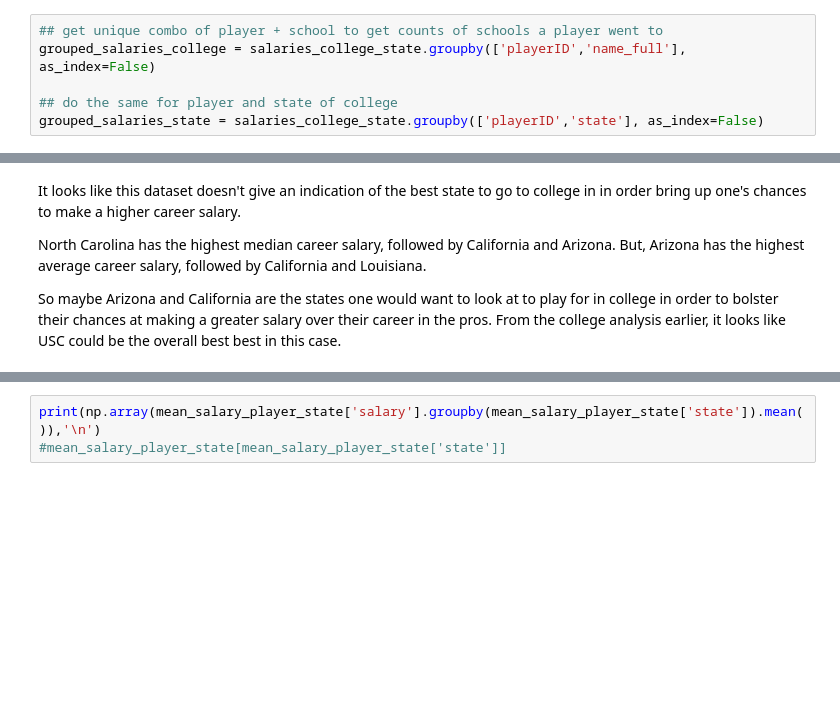
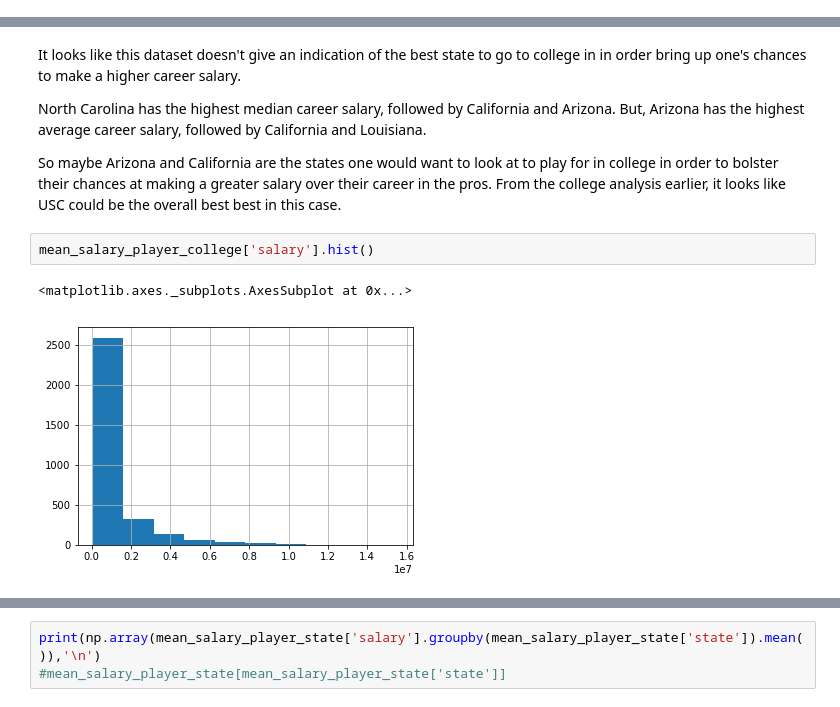
Before and after one commit to stephenlaw30/DataScienceMasters, a Jupyter notebook: Stats/Udacity/DataAnalystNanoDegree/IntroToDataAnalysis/Final/FinalProjectBaseball.ipynb, the cells around one changed output, grey strips where cells are left out. Cells and saved outputs as stored; diff of their text form; blank space fills up the shorter version.

Commit message:
Clean up some Markdown text and add histograms for average career salary by state and by college to Udacity Intro to Data Analysis Final Project

```diff
--- a/Stats/Udacity/DataAnalystNanoDegree/IntroToDataAnalysis/Final/FinalProjectBaseball.ipynb
+++ b/Stats/Udacity/DataAnalystNanoDegree/IntroToDataAnalysis/Final/FinalProjectBaseball.ipynb
@@ -90,6 +89,0 @@ I can then do this same process but for the states in which colleges are located
-# %%
-## get unique combo of player + school to get counts of schools a player went to
-grouped_salaries_college = salaries_college_state.groupby(['playerID','name_full'], as_index=False)
-
-## do the same for player and state of college
-grouped_salaries_state = salaries_college_state.groupby(['playerID','state'], as_index=False)
@@ -309,3 +291,8 @@ It looks like this dataset doesn't give an indication of the best state to go to
 North Carolina has the highest median career salary, followed by California and Arizona. But, Arizona has the highest average career salary, followed by California and Louisiana.
 
 So maybe Arizona and California are the states one would want to look at to play for in college in order to bolster their chances at making a greater salary over their career in the pros. From the college analysis earlier, it looks like USC could be the overall best best in this case.
+# %%
+mean_salary_player_college['salary'].hist()
+# %% [output]
+<matplotlib.axes._subplots.AxesSubplot at 0x...>
+[figure, added]
```
Also changed, not shown: parts of 18 cells of this notebook, 3 other files.
